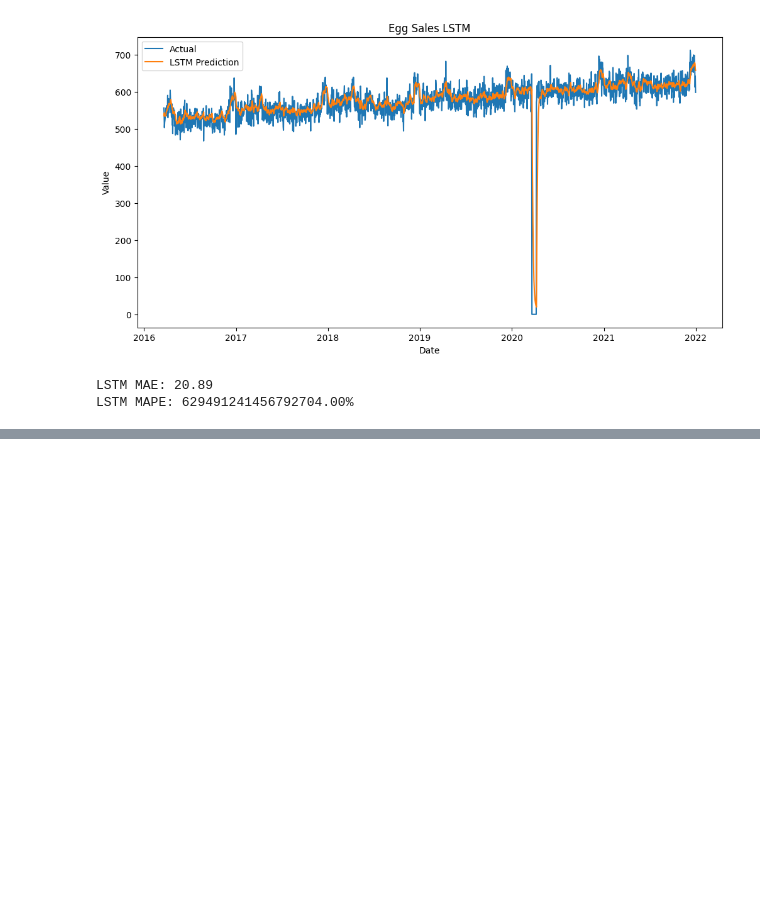
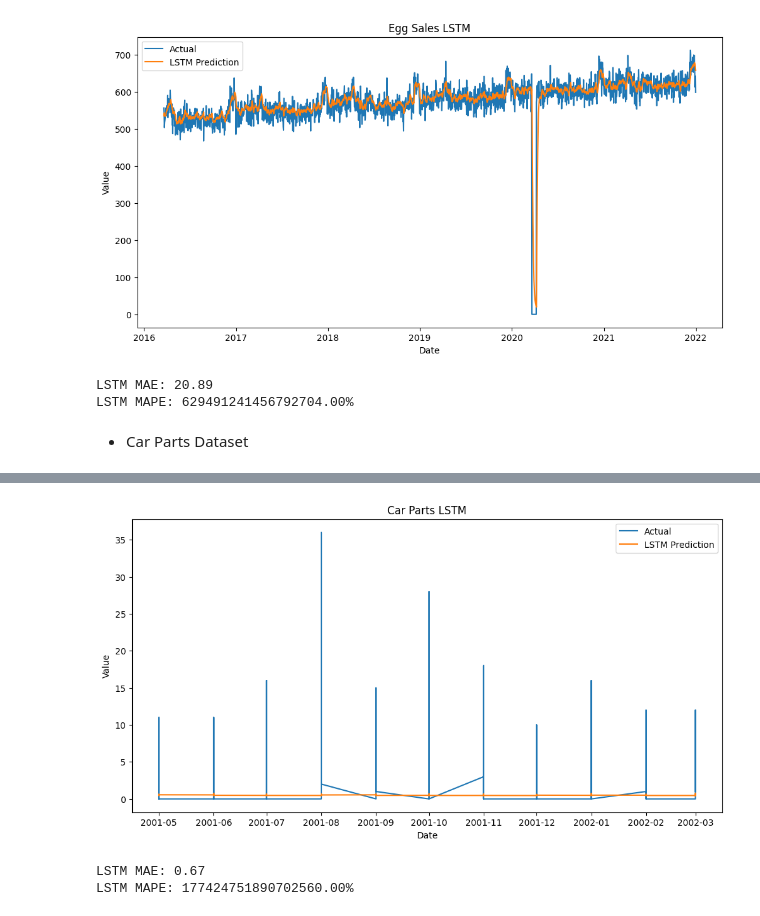
Before and after one commit to rafabarros95/Time-Series-Forecasting, a Jupyter notebook: lstm.ipynb, the cells around one changed output, grey strips where cells are left out. Cells and saved outputs as stored; diff of their text form; code cells hidden in the pictures; blank space fills up the shorter version.

Commit message:
LSTM prediction for the fifth dataset

```diff
--- a/lstm.ipynb
+++ b/lstm.ipynb
@@ -616,3 +625,26 @@ Epoch 20/20
 [figure]
 LSTM MAE: 20.89
 LSTM MAPE: 629491241456792704.00%
+# %% [markdown]
+- Car Parts Dataset
+# %%
+dataset_path = './Datasets/'
+dataset_name = 'car_parts_dataset_without_missing_values.tsf'
+
+# Load using sktime
+car_parts_dataset = load_tsf_to_dataframe(dataset_path + dataset_name)[0]
+
+# If MultiIndex, reset it
+if isinstance(car_parts_dataset.index, pd.MultiIndex):
+    car_parts_dataset = car_parts_dataset.reset_index()
+
+# Rename columns to 'ds' and 'y'
+car_parts_df = car_parts_dataset.rename(
+    columns={'timestamp': 'ds', 'series_value': 'y'}
+)[['ds', 'y']]
+
+# Ensure datetime and numeric
+car_parts_df['ds'] = pd.to_datetime(car_parts_df['ds'])
+car_parts_df['y'] = pd.to_numeric(car_parts_df['y'], errors='coerce')
+car_parts_df = car_parts_df.dropna(subset=['y'])
+car_parts_df = car_parts_df.sort_values('ds').reset_index(drop=True)
@@ -618,0 +734,3 @@ LSTM MAPE: 629491241456792704.00%
+# %%
+model, mae, mape = lstm_forecast_pipeline(car_parts_df, plot_title='Car Parts LSTM')
+# %% [output]
@@ -618,0 +754,3 @@ LSTM MAPE: 629491241456792704.00%
+[figure, added]
+LSTM MAE: 0.67
+LSTM MAPE: 177424751890702560.00%
```
Also changed, not shown: parts of 3 cells of this notebook.
